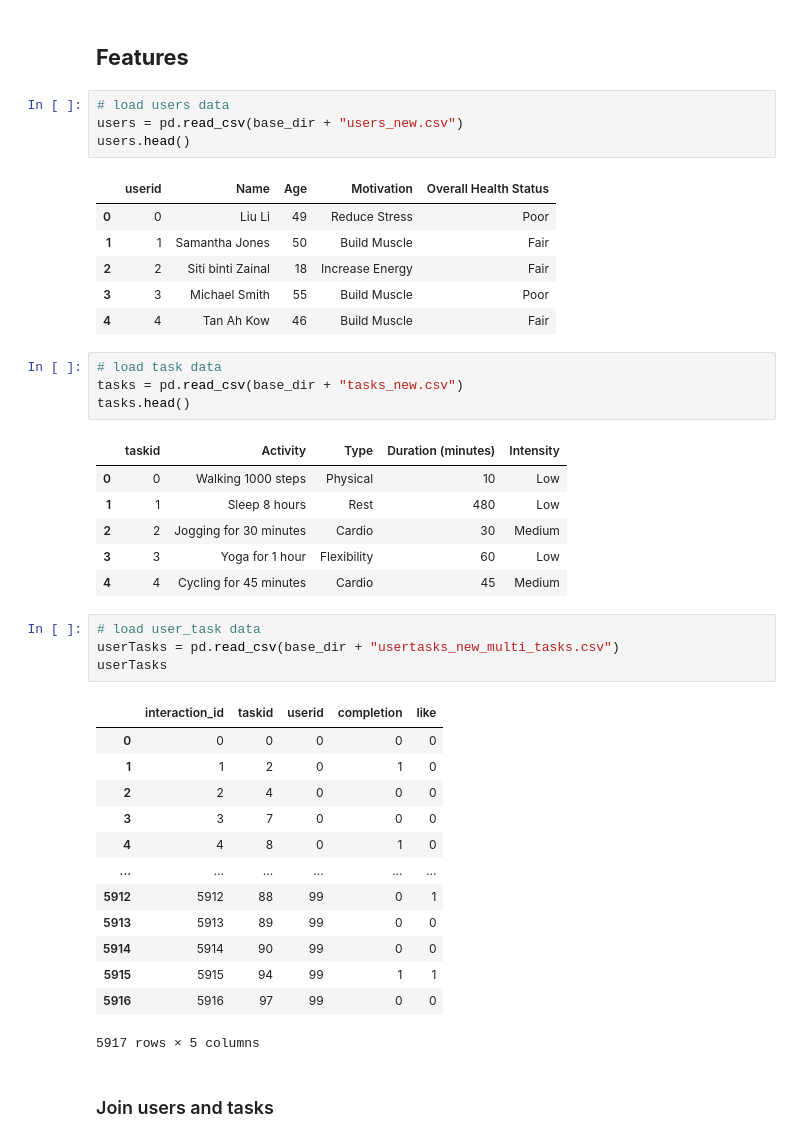
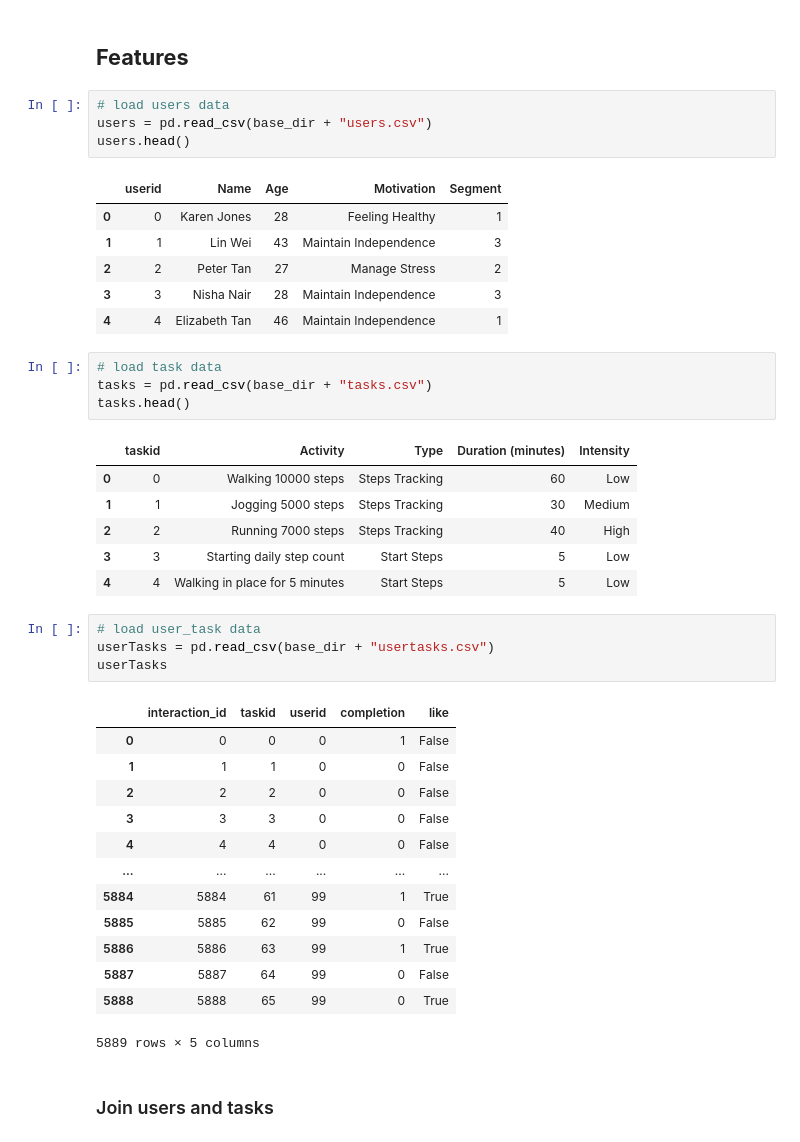
Before and after one commit to akshayanand12/TaskRecommender, a Jupyter notebook: TaskRecommender_multi_task.ipynb, the cells around one changed output. Cells and saved outputs as stored; diff of their text form.

```diff
--- a/TaskRecommender_multi_task.ipynb
+++ b/TaskRecommender_multi_task.ipynb
@@ -9,44 +9,44 @@ base_dir = "data/"
 ## **Features**
 # %%
 # load users data
-users = pd.read_csv(base_dir + "users_new.csv")
+users = pd.read_csv(base_dir + "users.csv")
 users.head()
 # %% [output]
-|  | userid | Name | Age | Motivation | Overall Health Status |
-| 0 | 0 | Liu Li | 49 | Reduce Stress | Poor |
-| 1 | 1 | Samantha Jones | 50 | Build Muscle | Fair |
-| 2 | 2 | Siti binti Zainal | 18 | Increase Energy | Fair |
-| 3 | 3 | Michael Smith | 55 | Build Muscle | Poor |
-| 4 | 4 | Tan Ah Kow | 46 | Build Muscle | Fair |
+|  | userid | Name | Age | Motivation | Segment |
+| 0 | 0 | Karen Jones | 28 | Feeling Healthy | 1 |
+| 1 | 1 | Lin Wei | 43 | Maintain Independence | 3 |
+| 2 | 2 | Peter Tan | 27 | Manage Stress | 2 |
+| 3 | 3 | Nisha Nair | 28 | Maintain Independence | 3 |
+| 4 | 4 | Elizabeth Tan | 46 | Maintain Independence | 1 |
 # %%
 # load task data
-tasks = pd.read_csv(base_dir + "tasks_new.csv")
+tasks = pd.read_csv(base_dir + "tasks.csv")
 tasks.head()
 # %% [output]
 |  | taskid | Activity | Type | Duration (minutes) | Intensity |
-| 0 | 0 | Walking 1000 steps | Physical | 10 | Low |
-| 1 | 1 | Sleep 8 hours | Rest | 480 | Low |
-| 2 | 2 | Jogging for 30 minutes | Cardio | 30 | Medium |
-| 3 | 3 | Yoga for 1 hour | Flexibility | 60 | Low |
-| 4 | 4 | Cycling for 45 minutes | Cardio | 45 | Medium |
+| 0 | 0 | Walking 10000 steps | Steps Tracking | 60 | Low |
+| 1 | 1 | Jogging 5000 steps | Steps Tracking | 30 | Medium |
+| 2 | 2 | Running 7000 steps | Steps Tracking | 40 | High |
+| 3 | 3 | Starting daily step count | Start Steps | 5 | Low |
+| 4 | 4 | Walking in place for 5 minutes | Start Steps | 5 | Low |
 # %%
 # load user_task data
-userTasks = pd.read_csv(base_dir + "usertasks_new_multi_tasks.csv")
+userTasks = pd.read_csv(base_dir + "usertasks.csv")
 userTasks
 # %% [output]
 |  | interaction_id | taskid | userid | completion | like |
-| 0 | 0 | 0 | 0 | 0 | 0 |
-| 1 | 1 | 2 | 0 | 1 | 0 |
-| 2 | 2 | 4 | 0 | 0 | 0 |
-| 3 | 3 | 7 | 0 | 0 | 0 |
-| 4 | 4 | 8 | 0 | 1 | 0 |
+| 0 | 0 | 0 | 0 | 1 | False |
+| 1 | 1 | 1 | 0 | 0 | False |
+| 2 | 2 | 2 | 0 | 0 | False |
+| 3 | 3 | 3 | 0 | 0 | False |
+| 4 | 4 | 4 | 0 | 0 | False |
 | ... | ... | ... | ... | ... | ... |
-| 5912 | 5912 | 88 | 99 | 0 | 1 |
-| 5913 | 5913 | 89 | 99 | 0 | 0 |
-| 5914 | 5914 | 90 | 99 | 0 | 0 |
-| 5915 | 5915 | 94 | 99 | 1 | 1 |
-| 5916 | 5916 | 97 | 99 | 0 | 0 |
+| 5884 | 5884 | 61 | 99 | 1 | True |
+| 5885 | 5885 | 62 | 99 | 0 | False |
+| 5886 | 5886 | 63 | 99 | 1 | True |
+| 5887 | 5887 | 64 | 99 | 0 | False |
+| 5888 | 5888 | 65 | 99 | 0 | True |
-5917 rows × 5 columns
+5889 rows × 5 columns
 # %% [markdown]
 ### Join users and tasks
 # %%
```
Also changed, not shown: parts of 10 cells of this notebook, 3 other files.
